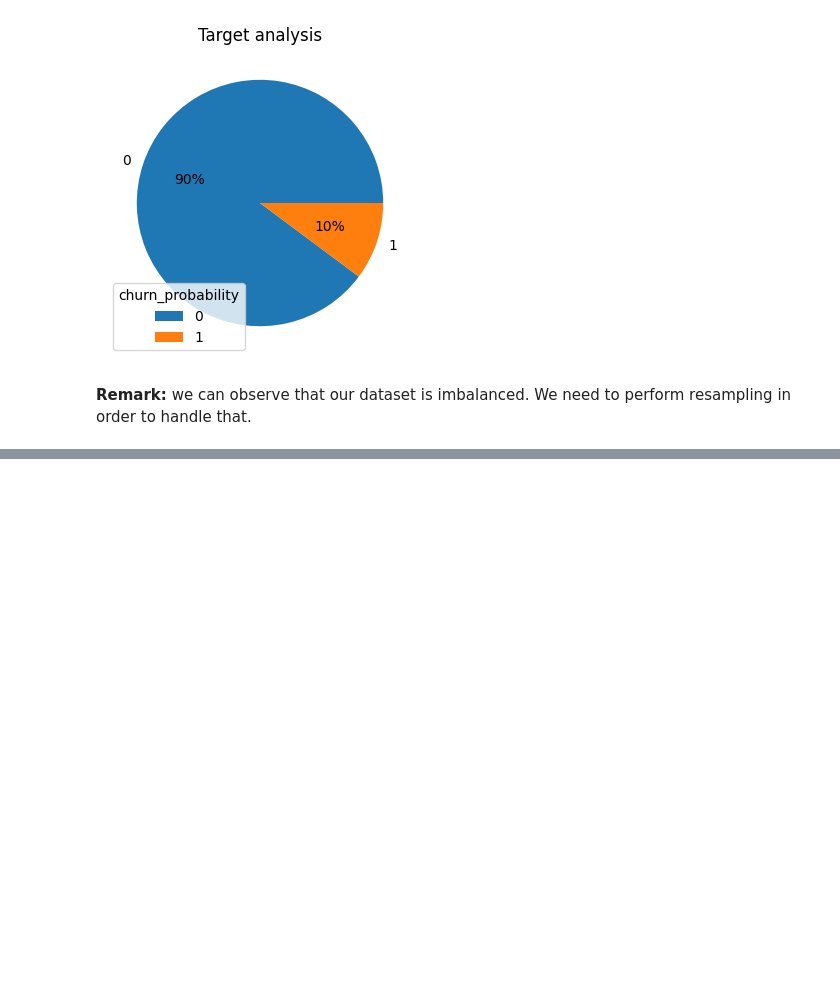
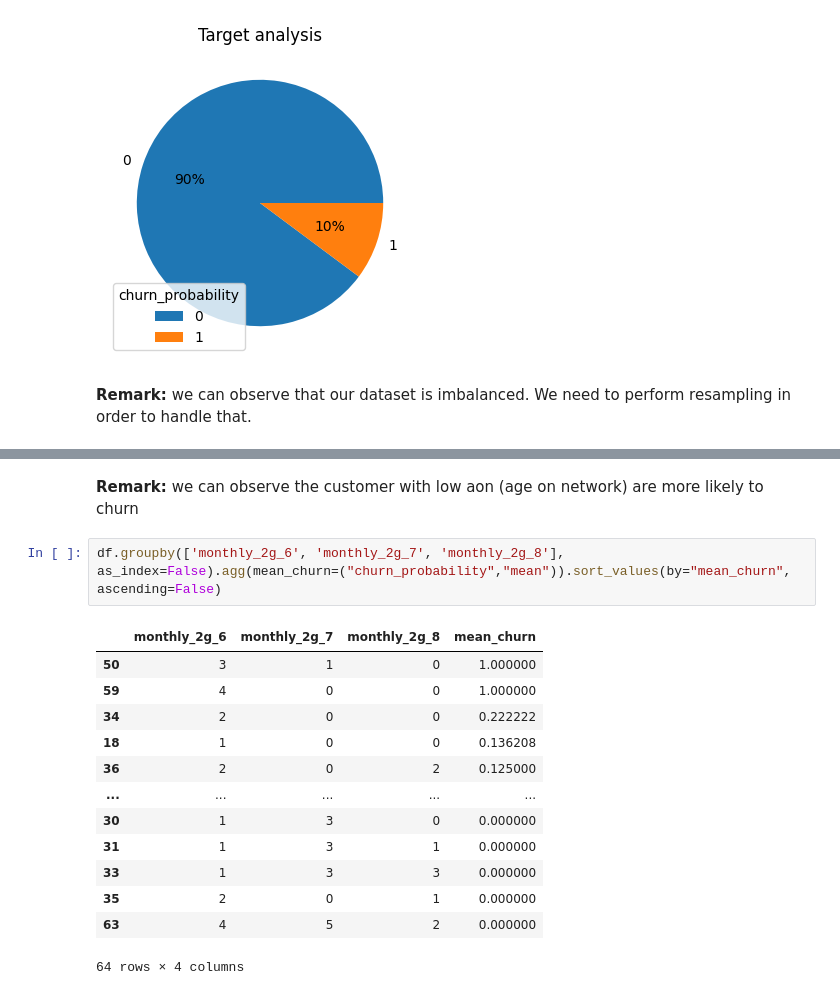
Before and after one commit to abakamousa/churn_detection, a Jupyter notebook: churn_prediction.ipynb, the cells around one changed output, grey strips where cells are left out. Saved outputs shown, nothing was run; the diff lists cells and outputs as text; blank space fills up the shorter version.

```diff
--- a/churn_prediction.ipynb
+++ b/churn_prediction.ipynb
@@ -161,0 +189,18 @@ target_analysis(df['churn_probability'])
+# %% [markdown]
+**Remark:** we can observe the customer with low aon (age on network) are more likely to churn
+# %%
+df.groupby(['monthly_2g_6', 'monthly_2g_7', 'monthly_2g_8'], as_index=False).agg(mean_churn=("churn_probability","mean")).sort_values(by="mean_churn", ascending=False)
+# %% [output]
+|  | monthly_2g_6 | monthly_2g_7 | monthly_2g_8 | mean_churn |
+| 50 | 3 | 1 | 0 | 1.000000 |
+| 59 | 4 | 0 | 0 | 1.000000 |
+| 34 | 2 | 0 | 0 | 0.222222 |
+| 18 | 1 | 0 | 0 | 0.136208 |
+| 36 | 2 | 0 | 2 | 0.125000 |
+| ... | ... | ... | ... | ... |
+| 30 | 1 | 3 | 0 | 0.000000 |
+| 31 | 1 | 3 | 1 | 0.000000 |
+| 33 | 1 | 3 | 3 | 0.000000 |
+| 35 | 2 | 0 | 1 | 0.000000 |
+| 63 | 4 | 5 | 2 | 0.000000 |
+64 rows × 4 columns
```
Also changed, not shown: parts of 21 cells of this notebook.
